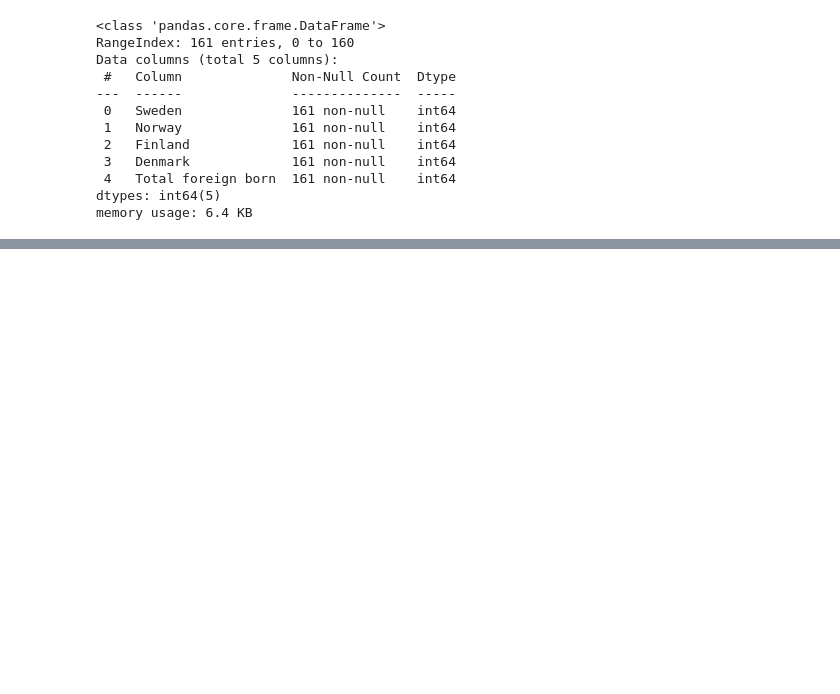
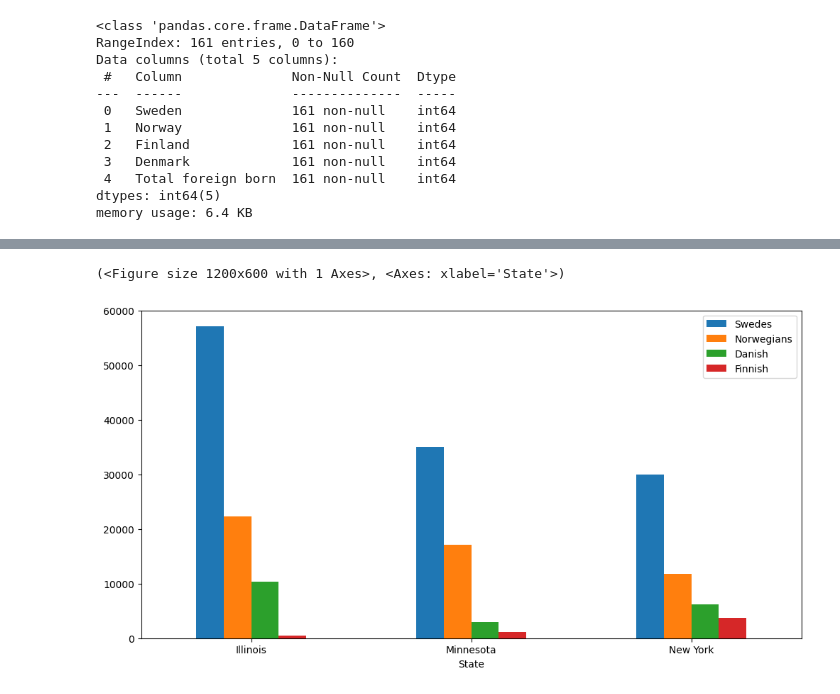
Before and after one commit to ebt35/data_visualization_eyoub_beraki_de24, a Jupyter notebook: code_alongs/03_matplotlib_annotations/matplotlib_annotations.ipynb, the cells around one changed output, grey strips where cells are left out. Saved outputs shown, nothing was run; the diff lists cells and outputs as text; code cells hidden in the pictures; blank space fills up the shorter version.

Commit message:
annotate figure

```diff
--- a/code_alongs/03_matplotlib_annotations/matplotlib_annotations.ipynb
+++ b/code_alongs/03_matplotlib_annotations/matplotlib_annotations.ipynb
@@ -125,0 +126,7 @@ df_nordic
+# %%
+import matplotlib.pyplot as plt
+
+top_3_nordic = (
+    df_nordic.drop(["Total foreigners", "Nordic"], axis=1).set_index("State").iloc[:3]
+)
+top_3_nordic
@@ -125,0 +139,13 @@ df_nordic
+# %%
+def nordic_plot():
+    ax = top_3_nordic.plot(kind = "bar", figsize=(12,6))
+    ax.set_xticklabels(top_3_nordic.index, rotation = 0)
+
+    fig = ax.get_figure()
+
+    return fig, ax
+
+nordic_plot()
+# %% [output]
+(<Figure size 1200x600 with 1 Axes>, <Axes: xlabel='State'>)
+[figure, added]
```
Also changed, not shown: parts of 11 cells of this notebook.
